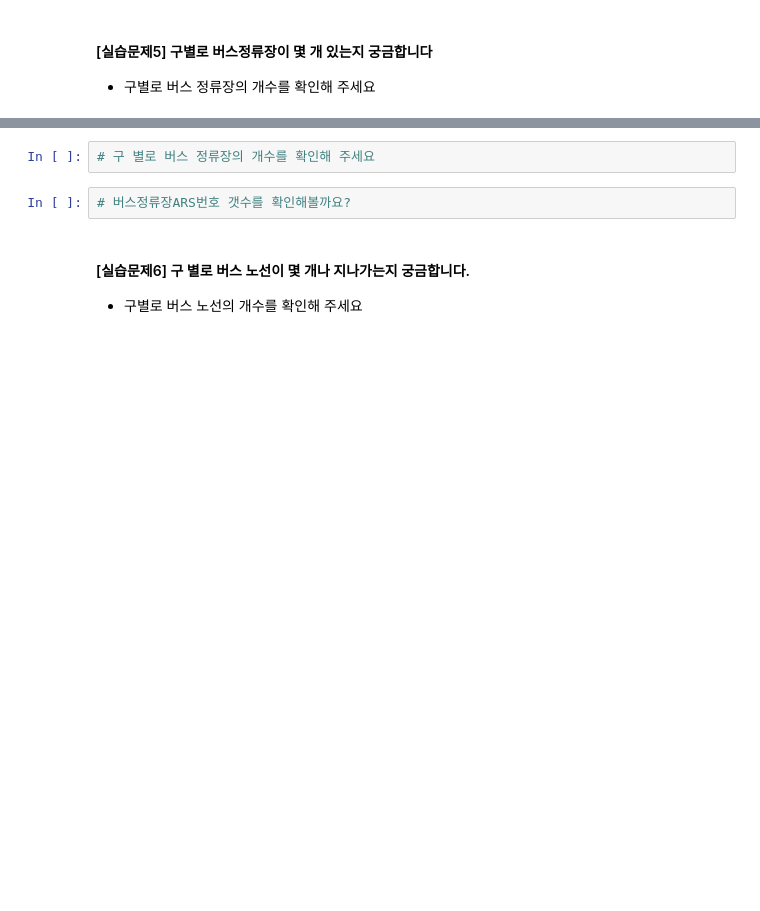
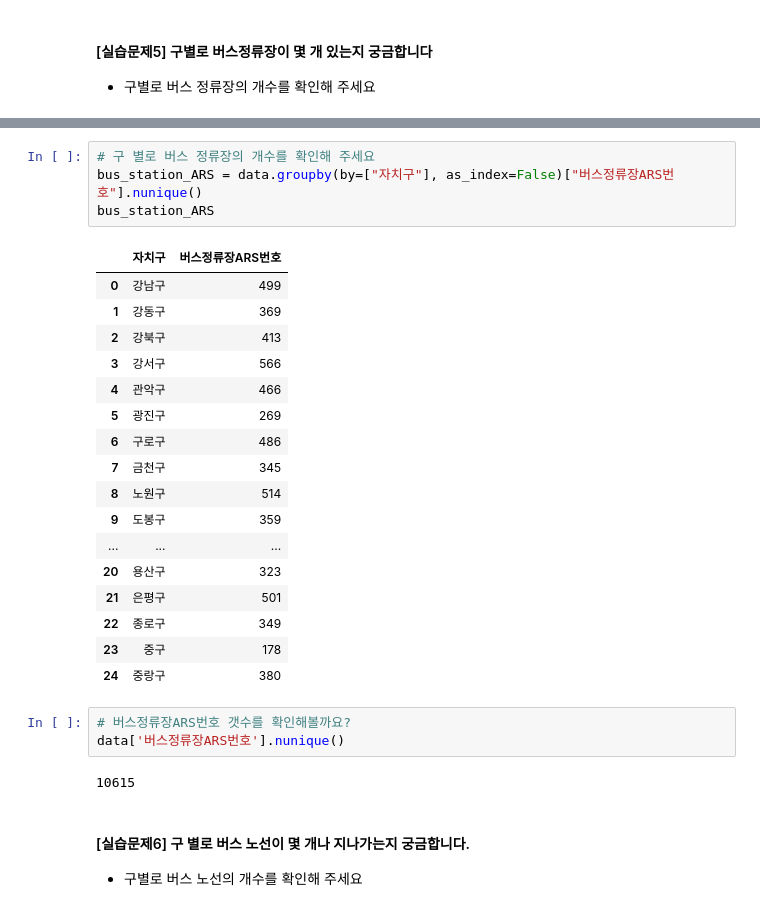
Before and after one commit to op-6160/AIVLE, a Jupyter notebook: 0213_MiniProject_1/1.1 데이터 불러오기 및 분석(EDA)_1차_버스정류장데이터.ipynb, the cells around one changed output, grey strips where cells are left out. Saved outputs shown, nothing was run; the diff lists cells and outputs as text; blank space fills up the shorter version.

```diff
--- a/0213_MiniProject_1/1.1 데이터 불러오기 및 분석(EDA)_1차_버스정류장데이터.ipynb
+++ b/0213_MiniProject_1/1.1 데이터 불러오기 및 분석(EDA)_1차_버스정류장데이터.ipynb
@@ -169,7 +329,30 @@ import pandas as pd
 # %%
 # 구 별로 버스 정류장의 개수를 확인해 주세요
+bus_station_ARS = data.groupby(by=["자치구"], as_index=False)["버스정류장ARS번호"].nunique()
+bus_station_ARS
+# %% [output]
+|  | 자치구 | 버스정류장ARS번호 |
+| 0 | 강남구 | 499 |
+| 1 | 강동구 | 369 |
+| 2 | 강북구 | 413 |
+| 3 | 강서구 | 566 |
+| 4 | 관악구 | 466 |
+| 5 | 광진구 | 269 |
+| 6 | 구로구 | 486 |
+| 7 | 금천구 | 345 |
+| 8 | 노원구 | 514 |
+| 9 | 도봉구 | 359 |
+| ... | ... | ... |
+| 20 | 용산구 | 323 |
+| 21 | 은평구 | 501 |
+| 22 | 종로구 | 349 |
+| 23 | 중구 | 178 |
+| 24 | 중랑구 | 380 |
 # %%
 # 버스정류장ARS번호 갯수를 확인해볼까요?
+data['버스정류장ARS번호'].nunique()
+# %% [output]
+10615
 # %% [markdown]
 #### [실습문제6] 구 별로 버스 노선이 몇 개나 지나가는지 궁금합니다.
 
```
Also changed, not shown: parts of 35 cells of this notebook, 5 other files.
